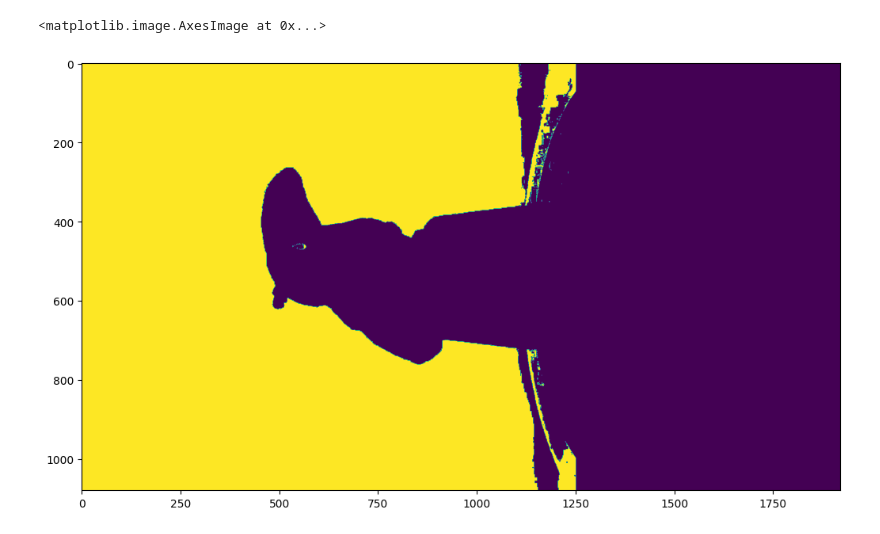
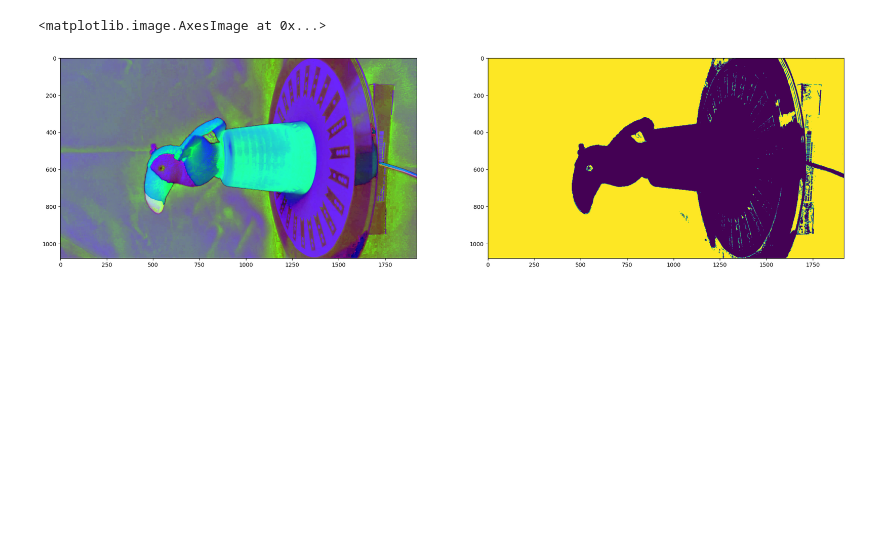
Before and after one commit to zuliani99/Geometric_3D_Computer_Vision_Project, a Jupyter notebook: Assignment1/assignment1 copy.ipynb, the cells around one changed output. Cells and saved outputs as stored; diff of their text form; code cells hidden in the pictures; blank space fills up the shorter version.

```diff
--- a/Assignment1/assignment1 copy.ipynb
+++ b/Assignment1/assignment1 copy.ipynb
@@ -49,12 +47,29 @@ plt.imshow(result)
-# %%
-# lower blu - upper blu
-thresh = cv.inRange(cv.cvtColor(enhanced_img, cv.COLOR_RGB2HSV), np.array([100,70,40]), np.array([130,255,255]))
-
-plt.figure(figsize=(15,7))
-plt.imshow(thresh)
-# %% [output]
-<matplotlib.image.AxesImage at 0x...>
-[figure, removed]
+# %%
+new_hvs = cv.cvtColor(enhanced_img, cv.COLOR_RGB2HSV)
+
+#100,70,40   130,255,255
+# lower blu - upper blu
+#blu_mask = cv.inRange(new_hvs, np.array([110,90,10]), np.array([160,255,255]))
+
+blu_mask = cv.inRange(new_hvs, np.array([100,80,10]), np.array([160,255,255]))
+
+
+# lower black - upper black
+#green_mask = cv.inRange(new_hvs, (136, 100, 90), (70, 255,255))
+
+
+#thresh = cv.bitwise_or(blu_mask, green_mask)
+
+thresh = blu_mask
+
+plt.figure(figsize=(25,17))
+plt.subplot(2,2,1)
+plt.imshow(new_hvs)
+plt.subplot(2,2,2)
+plt.imshow(blu_mask)#cv.bitwise_and(new_hvs, new_hvs, mask=blu_mask)
+# %% [output]
+<matplotlib.image.AxesImage at 0x...>
+[figure, added]
 # %%
 kernel = cv.getStructuringElement(cv.MORPH_ELLIPSE, (5,5))
 #kernel = np.ones((5,5), np.uint8)
```
Also changed, not shown: parts of 5 cells of this notebook.
